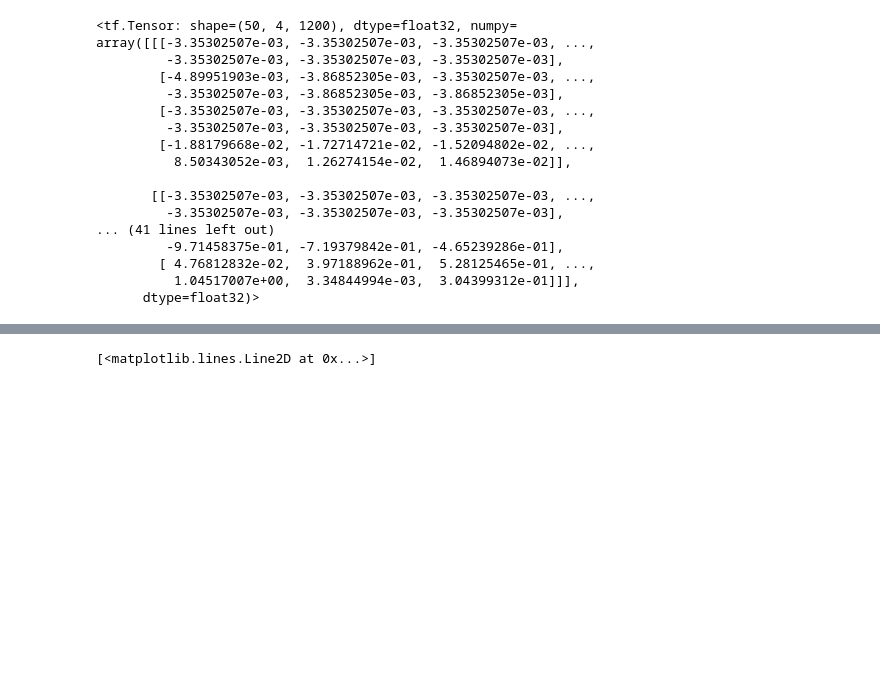
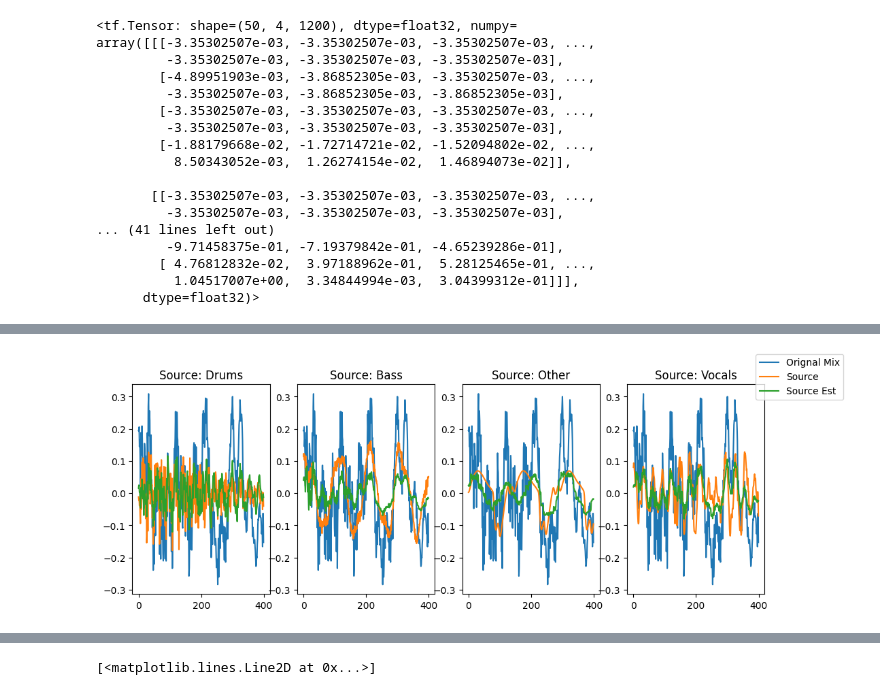
Before and after one commit to jambory/MusicSourceSeparation, a Jupyter notebook: nn_implementation/testing_convtas.ipynb, the cells around one changed output, grey strips where cells are left out. Saved outputs shown, nothing was run; the diff lists cells and outputs as text; code cells hidden in the pictures; blank space fills up the shorter version.

Commit message:
finally made model and am now analyzing it

```diff
--- a/nn_implementation/testing_convtas.ipynb
+++ b/nn_implementation/testing_convtas.ipynb
@@ -166,17 +180,28 @@ array([[[-3.35302507e-03, -3.35302507e-03, -3.35302507e-03, ...,
         [ 4.76812832e-02,  3.97188962e-01,  5.28125465e-01, ...,
           1.04517007e+00,  3.34844994e-03,  3.04399312e-01]]],
       dtype=float32)>
+# %%
+class GradientMonitor(tf.keras.callbacks.Callback):
+    def on_batch_end(self, batch, logs=None):
+        for layer in self.model.layers:
+            if hasattr(layer, 'kernel'):
+                grads = self.model.optimizer.get_gradients(self.model.total_loss, layer.kernel)
+                grads_values = [g.numpy() for g in grads if g is not None]
+                if grads_values:
+                    max_grad = np.max([np.max(g) for g in grads_values])
+                    min_grad = np.min([np.min(g) for g in grads_values])
+                    print(f'{layer.name} - Max grad: {max_grad}, Min grad: {min_grad}')
 # %%
-checkpoint_path = f"training_sdsdr_1/cp.ckpt"
+checkpoint_path = f"training_final_full_no1/cp.ckpt"
 
 cp_callback = tf.keras.callbacks.ModelCheckpoint(filepath=checkpoint_path,
                                                     save_weights_only=True,
                                                     verbose=1)
 cnn = convtas.ConvTasNet(param)
 
-cnn.compile(optimizer='adam',
-            loss=SDSDR(),
-            metrics=['accuracy', 'mse', SISDR(), LOGL2(), 'cosine_similarity'])
+cnn.compile(optimizer=tf.keras.optimizers.Adam(),
+            loss='mse',
+            metrics=['accuracy', SDSDR(), SISDR(), LOGL2(), 'cosine_similarity'])
 
-history = cnn.fit(dataset_small, epochs=5, callbacks=[cp_callback])
+history = cnn.fit(dataset, epochs=2, callbacks=[GradientMonitor(),cp_callback])
 # %% [output]
@@ -189,0 +216,6 @@ ResourceExhaustedError: Graph execution error:
+# %%
+for i, batch in enumerate(dataset_small):
+    if i==77:
+        x_0,y_0 = batch
+        break
+x_0.shape
@@ -189,0 +248,4 @@ ResourceExhaustedError: Graph execution error:
+# %%
+
+x_0_out = cnn(x_0)
+x_0_out
@@ -189,0 +270,16 @@ ResourceExhaustedError: Graph execution error:
+# %%
+# Output for sisnr trained model for five epochs
+fig, axes = plt.subplots(1,4, figsize=(12,4))
+sources = ["Drums", "Bass", "Other", "Vocals"]
+
+for i in range(4):
+    axes[i].plot(x_0[0], label="Orignal Mix")
+    axes[i].plot(y_0[0][i], label=f"Source")
+    axes[i].plot(x_0_out[0][i], label=f"Source Est")
+
+    if i==0:
+        fig.legend()
+
+    axes[i].set_title(f"Source: {sources[i]}")
+# %% [output]
+[figure, added]
```
Also changed, not shown: parts of 17 cells of this notebook, 16 other files.
